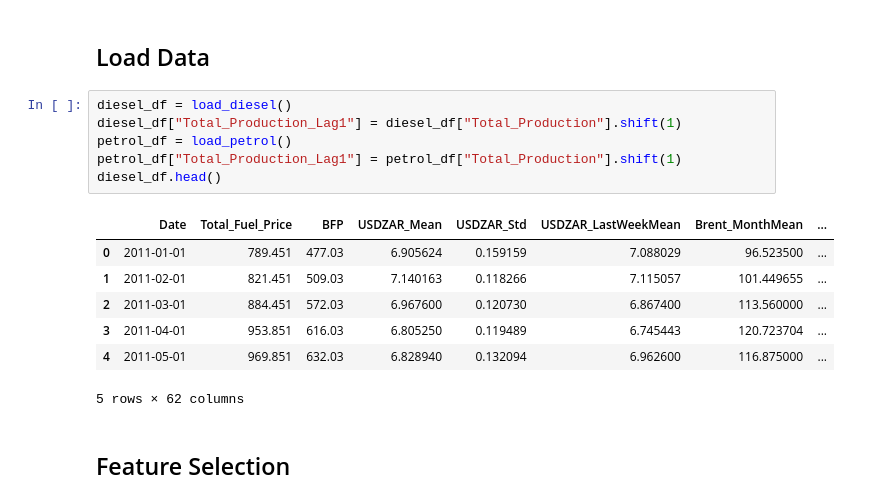
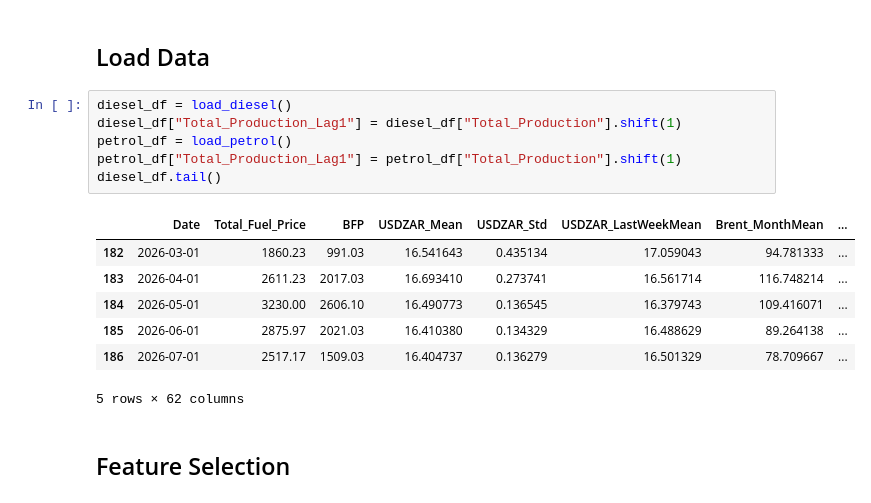
Before and after one commit to Trist4/fools-optimum, a Jupyter notebook: notebooks/prophet_model.ipynb, the cells around one changed output. Saved outputs shown, nothing was run; the diff lists cells and outputs as text.

```diff
--- a/notebooks/prophet_model.ipynb
+++ b/notebooks/prophet_model.ipynb
@@ -13,16 +13,16 @@ from matplotlib import pyplot as plt
 # %%
 diesel_df = load_diesel()
 diesel_df["Total_Production_Lag1"] = diesel_df["Total_Production"].shift(1)
 petrol_df = load_petrol()
 petrol_df["Total_Production_Lag1"] = petrol_df["Total_Production"].shift(1)
-diesel_df.head()
+diesel_df.tail()
 # %% [output]
 |  | Date | Total_Fuel_Price | BFP | USDZAR_Mean | USDZAR_Std | USDZAR_LastWeekMean | Brent_MonthMean | ... |
-| 0 | 2011-01-01 | 789.451 | 477.03 | 6.905624 | 0.159159 | 7.088029 | 96.523500 | ... |
-| 1 | 2011-02-01 | 821.451 | 509.03 | 7.140163 | 0.118266 | 7.115057 | 101.449655 | ... |
-| 2 | 2011-03-01 | 884.451 | 572.03 | 6.967600 | 0.120730 | 6.867400 | 113.560000 | ... |
-| 3 | 2011-04-01 | 953.851 | 616.03 | 6.805250 | 0.119489 | 6.745443 | 120.723704 | ... |
-| 4 | 2011-05-01 | 969.851 | 632.03 | 6.828940 | 0.132094 | 6.962600 | 116.875000 | ... |
+| 182 | 2026-03-01 | 1860.23 | 991.03 | 16.541643 | 0.435134 | 17.059043 | 94.781333 | ... |
+| 183 | 2026-04-01 | 2611.23 | 2017.03 | 16.693410 | 0.273741 | 16.561714 | 116.748214 | ... |
+| 184 | 2026-05-01 | 3230.00 | 2606.10 | 16.490773 | 0.136545 | 16.379743 | 109.416071 | ... |
+| 185 | 2026-06-01 | 2875.97 | 2021.03 | 16.410380 | 0.134329 | 16.488629 | 89.264138 | ... |
+| 186 | 2026-07-01 | 2517.17 | 1509.03 | 16.404737 | 0.136279 | 16.501329 | 78.709667 | ... |
 5 rows × 62 columns
 # %% [markdown]
 ## Feature Selection
```
Also changed, not shown: 1 other file.
